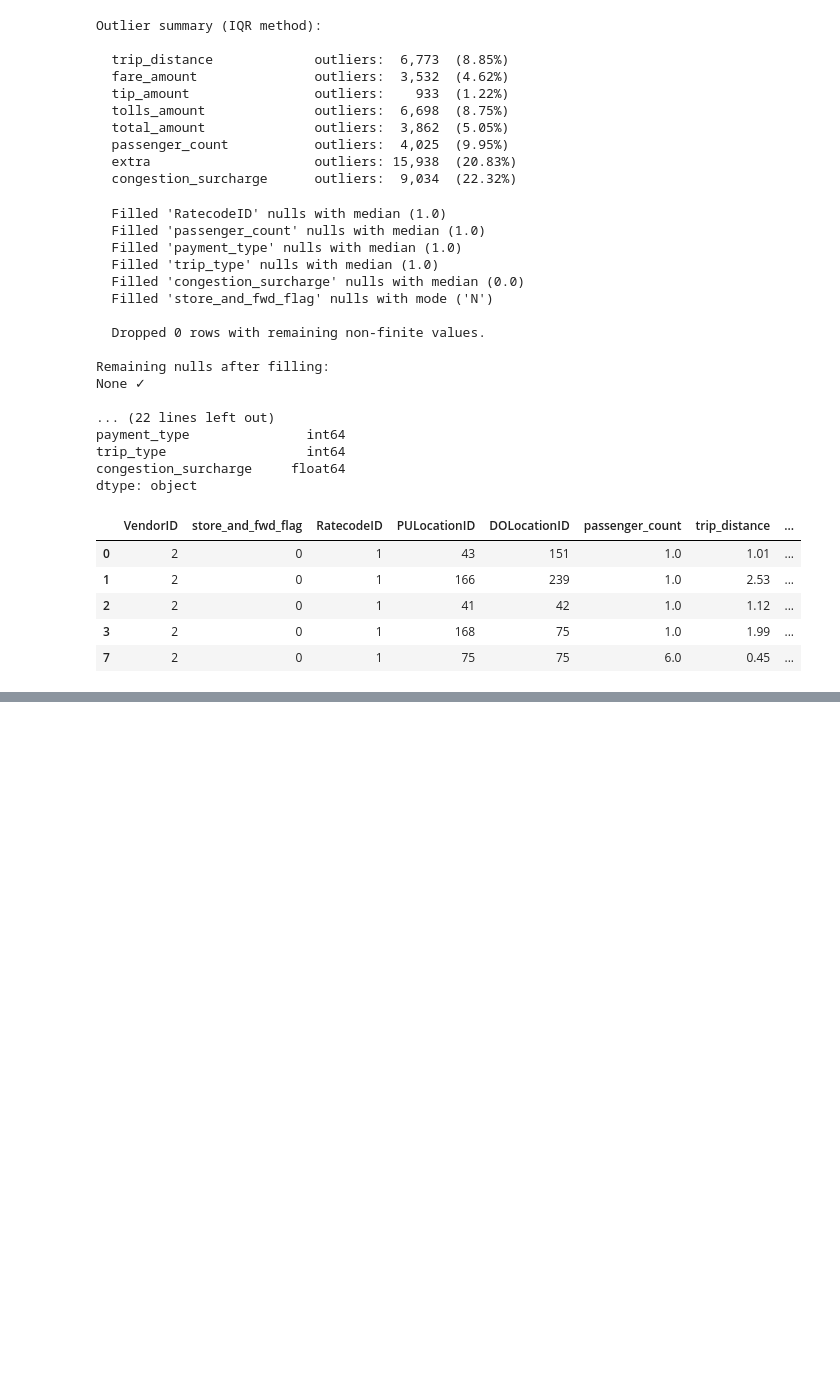
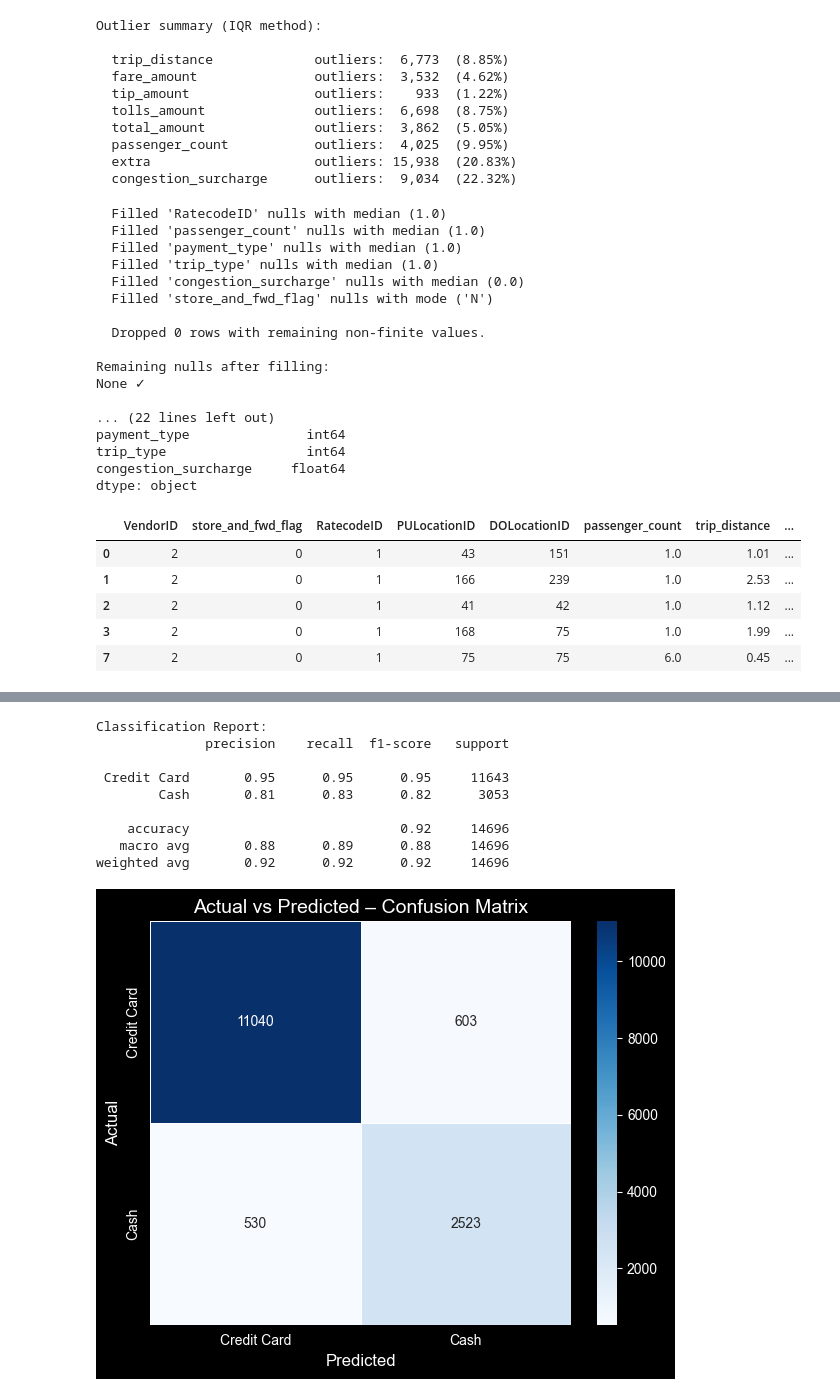
Before and after one commit to TanelPastarus/MLOps, a Jupyter notebook: practice1.ipynb, the cells around one changed output, grey strips where cells are left out. Drawn from its saved outputs; the diff is of its cells as text; code cells hidden in the pictures; blank space fills up the shorter version.

Commit message:
Added classification model and a readme

```diff
--- a/practice1.ipynb
+++ b/practice1.ipynb
@@ -222,0 +215,62 @@ df
+# %%
+# Using 3 Features
+features = ['trip_distance', 'fare_amount', 'tip_amount']
+target = 'payment_type'
+
+# Keep only the two most common payment types (1 = Credit card, 2 = Cash)
+df_clf = df[df[target].isin([1, 2])].copy()
+df_clf[target] = df_clf[target].map({1: 0, 2: 1})  # 0 = Credit card, 1 = Cash
+
+X = df_clf[features]
+y = df_clf[target]
+
+# Train/test split
+X_train, X_test, y_train, y_test = train_test_split(
+    X, y, test_size=0.2, random_state=42
+)
+
+# Scale features
+scaler = StandardScaler()
+X_train_scaled = scaler.fit_transform(X_train)
+X_test_scaled = scaler.transform(X_test)
+
+# Train Logistic Regression
+clf = LogisticRegression(max_iter=1000, random_state=42)
+clf.fit(X_train_scaled, y_train)
+
+y_pred = clf.predict(X_test_scaled)
+print("Classification Report:")
+print(classification_report(y_test, y_pred, target_names=['Credit Card', 'Cash']))
+
+# --- Confusion Matrix: Actual vs Predicted
+
+cm = confusion_matrix(y_test, y_pred)
+class_names = ['Credit Card', 'Cash']
+
+fig, ax = plt.subplots(figsize=(6, 5))
+sns.heatmap(
+    cm,
+    annot=True,
+    fmt='d',
+    cmap='Blues',
+    xticklabels=class_names,
+    yticklabels=class_names,
+    linewidths=0.5,
+    ax=ax
+)
+ax.set_xlabel('Predicted', fontsize=12)
+ax.set_ylabel('Actual', fontsize=12)
+ax.set_title('Actual vs Predicted – Confusion Matrix', fontsize=14)
+plt.tight_layout()
+plt.show()
+# %% [output]
+Classification Report:
+              precision    recall  f1-score   support
+
+ Credit Card       0.95      0.95      0.95     11643
+        Cash       0.81      0.83      0.82      3053
+
+    accuracy                           0.92     14696
+   macro avg       0.88      0.89      0.88     14696
+weighted avg       0.92      0.92      0.92     14696
+[figure, added]
```
Also changed, not shown: parts of 4 cells of this notebook, 2 other files.
